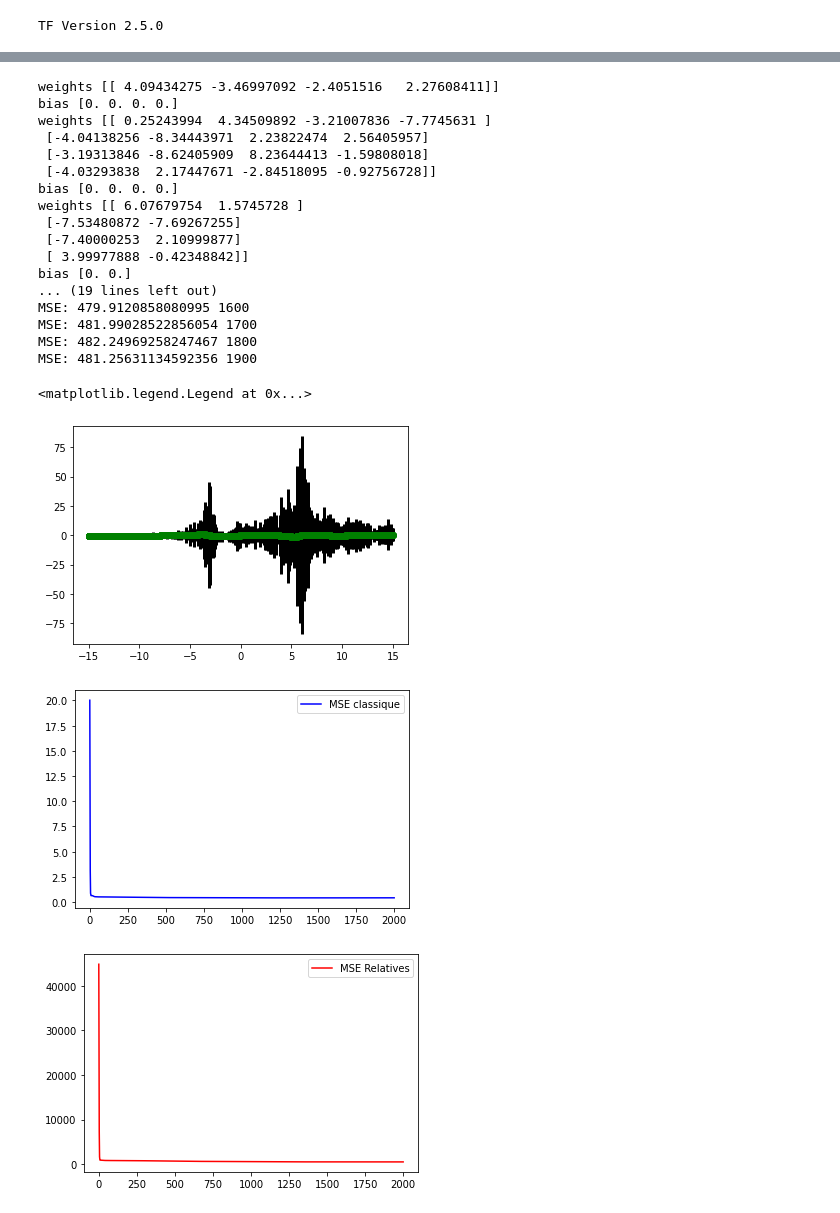
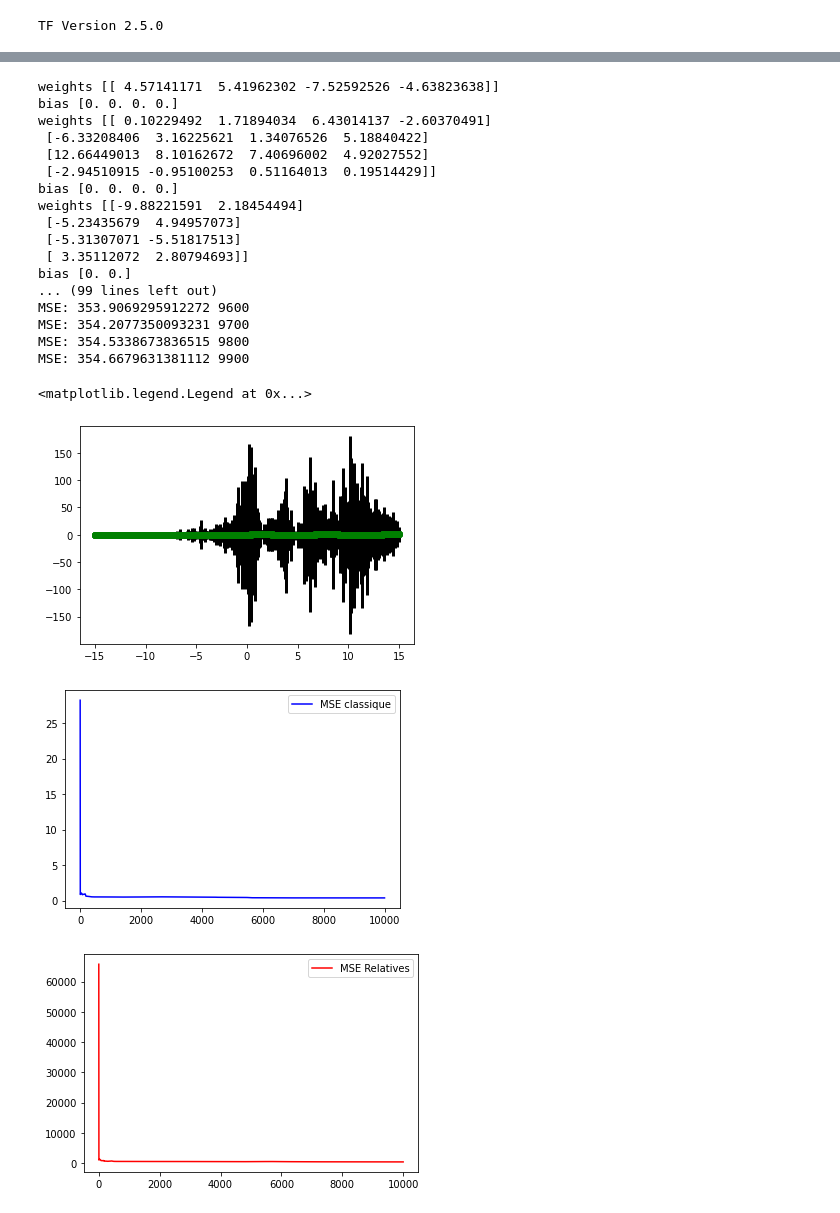
Before and after one commit to tengfeixia/RN_avec_des_incertitudes_propag-es, a Jupyter notebook: DNN_version2_2_adam+incer_adam.ipynb, the cells around one changed output, grey strips where cells are left out. Saved outputs shown, nothing was run; the diff lists cells and outputs as text; code cells hidden in the pictures.

```diff
--- a/DNN_version2_2_adam+incer_adam.ipynb
+++ b/DNN_version2_2_adam+incer_adam.ipynb
@@ -293,51 +293,51 @@ class NN:
         return mses, mses_relatives
 
 
 
 
 
 
 my_nn = NN()
 my_nn.add_layer(Layer(1, 4, "sigmoid"))
 my_nn.add_layer(Layer(4, 4, "sigmoid"))
 my_nn.add_layer(Layer(4, 2, "sigmoid"))
 my_nn.add_layer(Layer(2, 1, None))
 
 
 
 #X_train, X_test, y_train, y_test = train_test_split (X,Y,test_size = 0.25,shuffle = False) #!!!!!!!!
 
 #mses = my_nn.train(X_train[0:1,:] ,X_test,y_train[0:1,:],y_test,sigmay [0:1,:],0.005,1)
-mses, mses_relatives = my_nn.train(X_train,X_test,y_train,y_test,sigmay ,100,1e-4,2000)
+mses, mses_relatives = my_nn.train(X_train,X_test,y_train,y_test,sigmay ,100,1e-4,10000)
 
 plt.figure()
 plt.plot(mses, 'b', label='MSE classique')
 plt.legend()
 plt.figure()
 plt.plot (mses_relatives,'r', label = 'MSE Relatives')
 plt.legend()
 # %% [output]
-weights [[ 4.09434275 -3.46997092 -2.4051516   2.27608411]]
+weights [[ 4.57141171  5.41962302 -7.52592526 -4.63823638]]
 bias [0. 0. 0. 0.]
-weights [[ 0.25243994  4.34509892 -3.21007836 -7.7745631 ]
- [-4.04138256 -8.34443971  2.23822474  2.56405957]
- [-3.19313846 -8.62405909  8.23644413 -1.59808018]
- [-4.03293838  2.17447671 -2.84518095 -0.92756728]]
+weights [[ 0.10229492  1.71894034  6.43014137 -2.60370491]
+ [-6.33208406  3.16225621  1.34076526  5.18840422]
+ [12.66449013  8.10162672  7.40696002  4.92027552]
+ [-2.94510915 -0.95100253  0.51164013  0.19514429]]
 bias [0. 0. 0. 0.]
-weights [[ 6.07679754  1.5745728 ]
- [-7.53480872 -7.69267255]
- [-7.40000253  2.10999877]
- [ 3.99977888 -0.42348842]]
+weights [[-9.88221591  2.18454494]
+ [-5.23435679  4.94957073]
+ [-5.31307071 -5.51817513]
+ [ 3.35112072  2.80794693]]
 bias [0. 0.]
-... (19 lines left out)
-MSE: 479.9120858080995 1600
-MSE: 481.99028522856054 1700
-MSE: 482.24969258247467 1800
-MSE: 481.25631134592356 1900
+... (99 lines left out)
+MSE: 353.9069295912272 9600
+MSE: 354.2077350093231 9700
+MSE: 354.5338673836515 9800
+MSE: 354.6679631381112 9900
 <matplotlib.legend.Legend at 0x...>
-[figure, old version]
+[figure, new version]
-[figure, old version]
+[figure, new version]
-[figure, old version]
+[figure, new version]
 # %%
 for i in range (5):
     plt.figure(figsize = (100,100))
```
Also changed, not shown: parts of 3 cells of this notebook.
